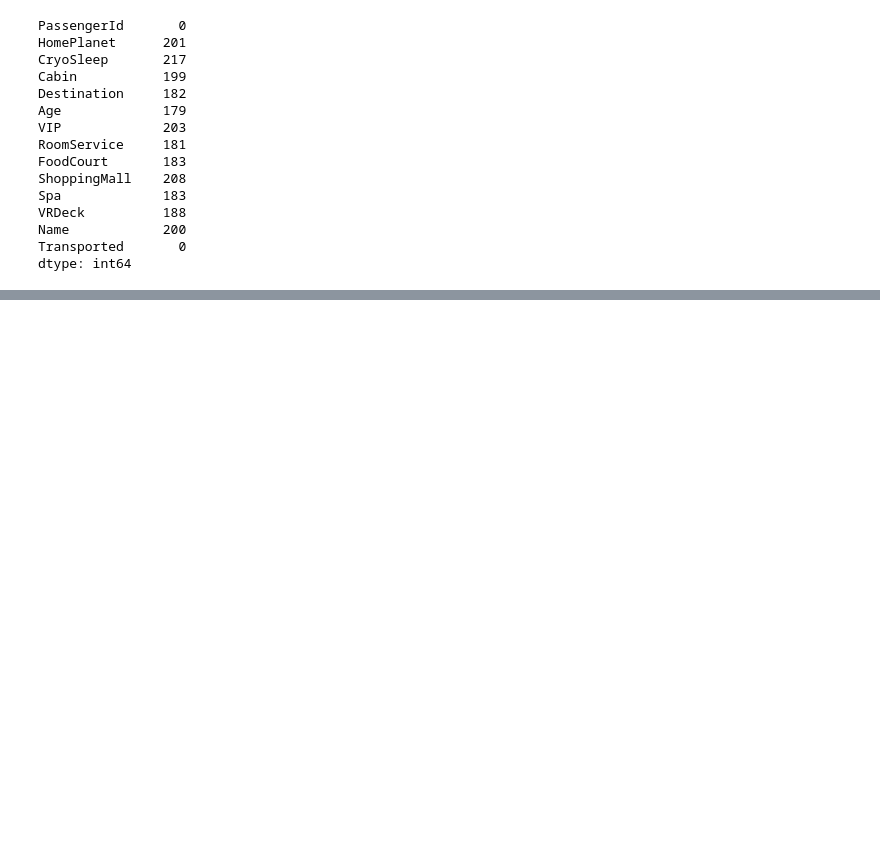
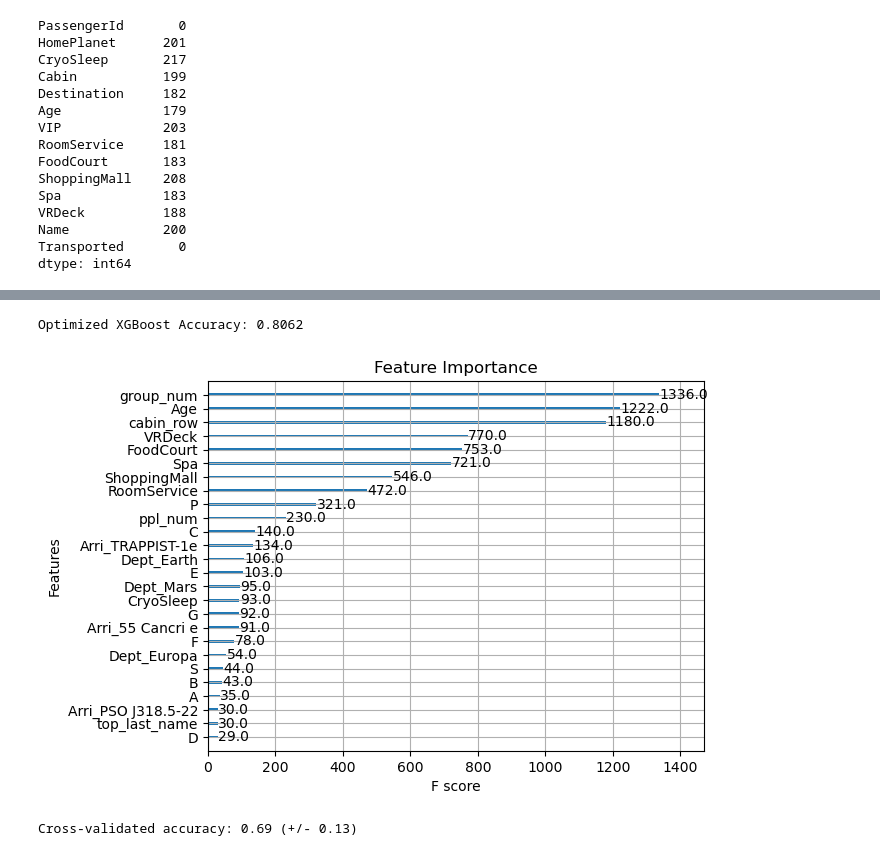
Before and after one commit to jamie1016jamie1016/spaceship, a Jupyter notebook: Untitled-1.ipynb, the cells around one changed output, grey strips where cells are left out. Saved outputs shown, nothing was run; the diff lists cells and outputs as text; code cells hidden in the pictures; blank space fills up the shorter version.

```diff
--- a/Untitled-1.ipynb
+++ b/Untitled-1.ipynb
@@ -93,0 +233,5 @@ df_use
+# %%
+X = df_train.drop('Transported', axis=1)
+y = df_train['Transported']
+
+X_train, X_test, y_train, y_test = train_test_split(X, y, test_size=0.2, random_state=42)
@@ -93,0 +263,21 @@ df_use
+# %%
+models = {
+    'XGB': XGBClassifier(use_label_encoder=False, eval_metric='logloss'),
+    'Decision Tree': DecisionTreeClassifier(),
+    'Random Forest': RandomForestClassifier()
+}
+grids = {
+    'XGB': xgb_grid,
+    'Decision Tree': dt_grid,
+    'Random Forest': rf_grid
+}
+results = {}
+# %%
+for name, model in models.items():
+    grid_search = GridSearchCV(estimator=model, param_grid=grids[name], cv=3, scoring='accuracy', n_jobs=1)
+    grid_search.fit(X_train, y_train)
+    best_accuracy = grid_search.best_score_
+    best_parameters = grid_search.best_params_
+    results[name] = {'Best Accuracy': best_accuracy, 'Best Parameters': best_parameters}
+    print(f"{name} - Best Accuracy: {best_accuracy:.4f}")
+    print(f"Best Parameters: {best_parameters}")
@@ -93,0 +330,12 @@ df_use
+# %%
+import xgboost as xgb
+best_params = {
+    'n_estimators': 168,
+    'max_depth': 7,
+    'learning_rate': 0.05955815654986744,
+    'subsample': 0.9835944133824773,
+    'colsample_bytree': 0.895792235199653
+}
+
+best_model = xgb.XGBClassifier(**best_params, use_label_encoder=False, eval_metric='logloss')
+best_model.fit(X_train, y_train)
@@ -93,0 +355,21 @@ df_use
+# %%
+y_pred = best_model.predict(X_test)
+accuracy = accuracy_score(y_test, y_pred)
+print(f"Optimized XGBoost Accuracy: {accuracy:.4f}")
+# %% [output]
+Optimized XGBoost Accuracy: 0.8062
+# %%
+import matplotlib.pyplot as plt
+
+xgb.plot_importance(best_model)
+plt.title("Feature Importance")
+plt.show()
+# %% [output]
+[figure, added]
+# %%
+from sklearn.model_selection import cross_val_score
+
+scores = cross_val_score(best_model, X, y, cv=5, scoring='accuracy')
+print("Cross-validated accuracy: %0.2f (+/- %0.2f)" % (scores.mean(), scores.std() * 2))
+# %% [output]
+Cross-validated accuracy: 0.69 (+/- 0.13)
```
Also changed, not shown: parts of 24 cells of this notebook.
